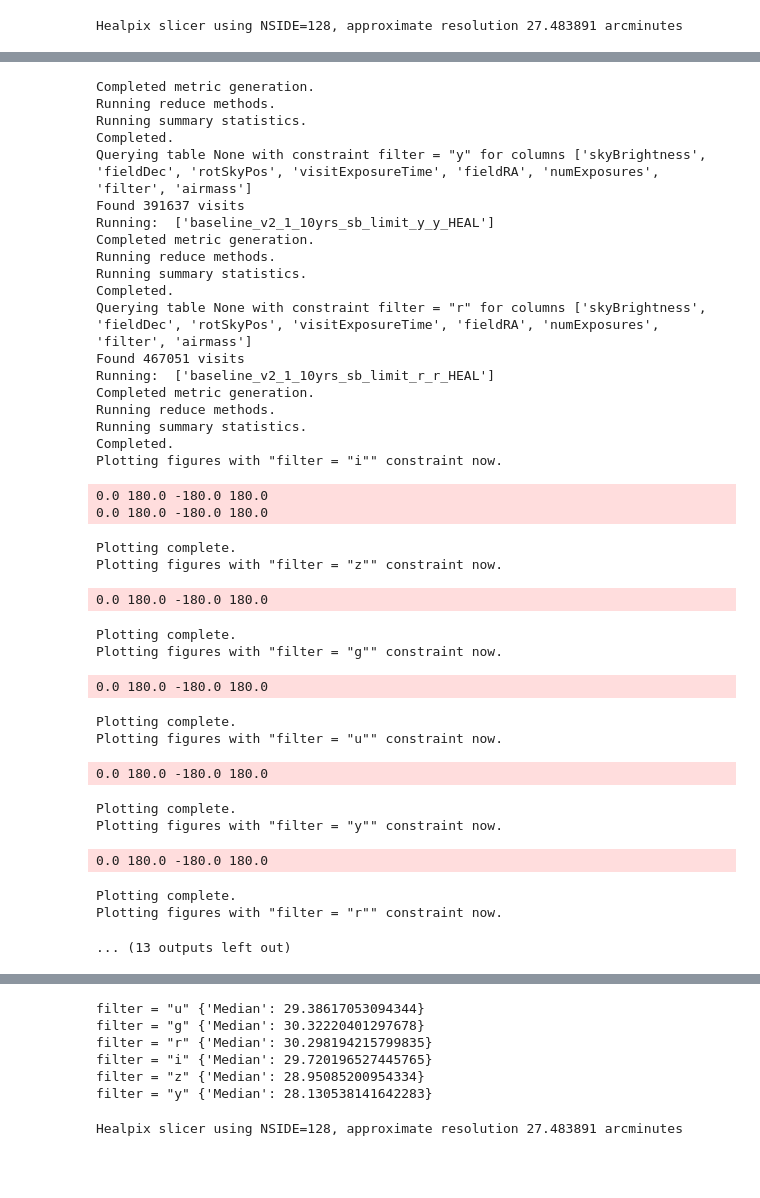
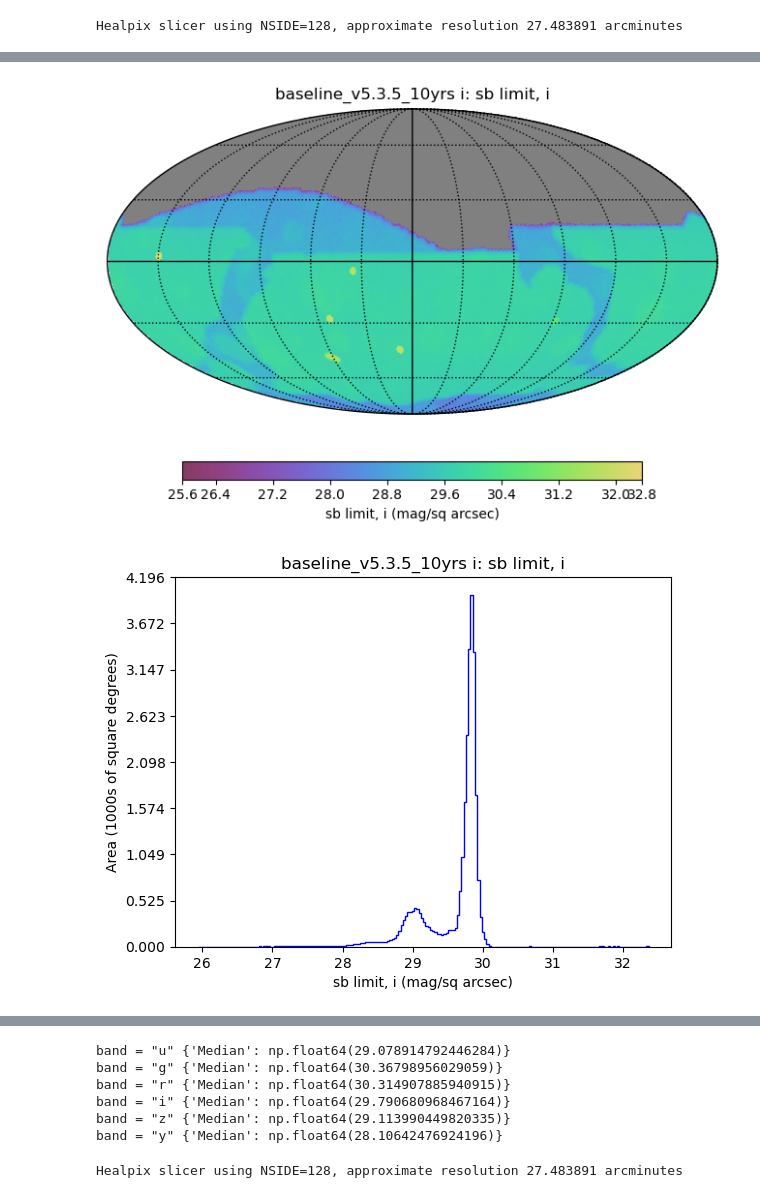
Before and after one commit to lsst-sims/smtn-016, a Jupyter notebook: notebook/Surface_brightness_example.ipynb, the cells around one changed output, grey strips where cells are left out. Saved outputs shown, nothing was run; the diff lists cells and outputs as text; code cells hidden in the pictures; blank space fills up the shorter version.

Commit message:
update notebook, values, plots

```diff
--- a/notebook/Surface_brightness_example.ipynb
+++ b/notebook/Surface_brightness_example.ipynb
@@ -5,7 +5,7 @@ import matplotlib.pylab as plt
 from rubin_sim.data import get_baseline
 import os
 # %%
-baseline_file = 'baseline_v2.1_10yrs.db'
+baseline_file = 'baseline_v5.3.5_10yrs.db'
 runName = os.path.split(baseline_file)[-1].replace('.db', '')
 out_dir='temp'
 # %%
@@ -13,13 +13,13 @@ bundleList = []
 summary_list = [maf.metrics.MedianMetric()]
 slicer = maf.slicers.HealpixSlicer()
 for filtername in 'ugrizy':
-    sql = 'filter = "%s"' % filtername
-    metric = maf.metrics.SurfaceBrightLimitMetric(metricName='sb limit, %s' % filtername)
-    bundleList.append(maf.MetricBundle(metric, slicer, constraint=sql, summaryMetrics=summary_list, runName=runName))
+    sql = 'band = "%s"' % filtername
+    metric = maf.metrics.SurfaceBrightLimitMetric(metric_name='sb limit, %s' % filtername)
+    bundleList.append(maf.MetricBundle(metric, slicer, constraint=sql, summary_metrics=summary_list, run_name=runName))
 # %% [output]
 Healpix slicer using NSIDE=128, approximate resolution 27.483891 arcminutes
 # %%
 bg = maf.MetricBundleGroup(bundleList, baseline_file, out_dir, None)
-bg.runAll()
-bg.plotAll(closefigs=False)
+bg.run_all()
+bg.plot_all(closefigs=False)
 # %% [output]
@@ -43,36 +26,2 @@ Running:  ['baseline_v2_1_10yrs_sb_limit_u_u_HEAL']
-Completed metric generation.
-Running reduce methods.
-Running summary statistics.
-Completed.
-Querying table None with constraint filter = "y" for columns ['skyBrightness', 'fieldDec', 'rotSkyPos', 'visitExposureTime', 'fieldRA', 'numExposures', 'filter', 'airmass']
-Found 391637 visits
-Running:  ['baseline_v2_1_10yrs_sb_limit_y_y_HEAL']
-Completed metric generation.
-Running reduce methods.
-Running summary statistics.
-Completed.
-Querying table None with constraint filter = "r" for columns ['skyBrightness', 'fieldDec', 'rotSkyPos', 'visitExposureTime', 'fieldRA', 'numExposures', 'filter', 'airmass']
-Found 467051 visits
-Running:  ['baseline_v2_1_10yrs_sb_limit_r_r_HEAL']
-Completed metric generation.
-Running reduce methods.
-Running summary statistics.
-Completed.
-Plotting figures with "filter = "i"" constraint now.
-0.0 180.0 -180.0 180.0
-0.0 180.0 -180.0 180.0
-Plotting complete.
-Plotting figures with "filter = "z"" constraint now.
-0.0 180.0 -180.0 180.0
-Plotting complete.
-Plotting figures with "filter = "g"" constraint now.
-0.0 180.0 -180.0 180.0
-Plotting complete.
-Plotting figures with "filter = "u"" constraint now.
-0.0 180.0 -180.0 180.0
-Plotting complete.
-Plotting figures with "filter = "y"" constraint now.
-0.0 180.0 -180.0 180.0
-Plotting complete.
-Plotting figures with "filter = "r"" constraint now.
-... (13 outputs left out)
+[figure, added]
+[figure, added]
@@ -79,13 +38,13 @@ Plotting figures with "filter = "r"" constraint now.
 # %%
 for b in bundleList:
-    print(b.constraint, b.summaryValues)
+    print(b.constraint, b.summary_values)
 # %% [output]
-filter = "u" {'Median': 29.38617053094344}
-filter = "g" {'Median': 30.32220401297678}
-filter = "r" {'Median': 30.298194215799835}
-filter = "i" {'Median': 29.720196527445765}
-filter = "z" {'Median': 28.95085200954334}
-filter = "y" {'Median': 28.130538141642283}
+band = "u" {'Median': np.float64(29.078914792446284)}
+band = "g" {'Median': np.float64(30.36798956029059)}
+band = "r" {'Median': np.float64(30.314907885940915)}
+band = "i" {'Median': np.float64(29.790680968467164)}
+band = "z" {'Median': np.float64(29.113990449820335)}
+band = "y" {'Median': np.float64(28.10642476924196)}
 # %%
 bundleList = []
 summary_list = [maf.metrics.MedianMetric()]
```
Also changed, not shown: parts of 4 cells of this notebook, 7 other files.
